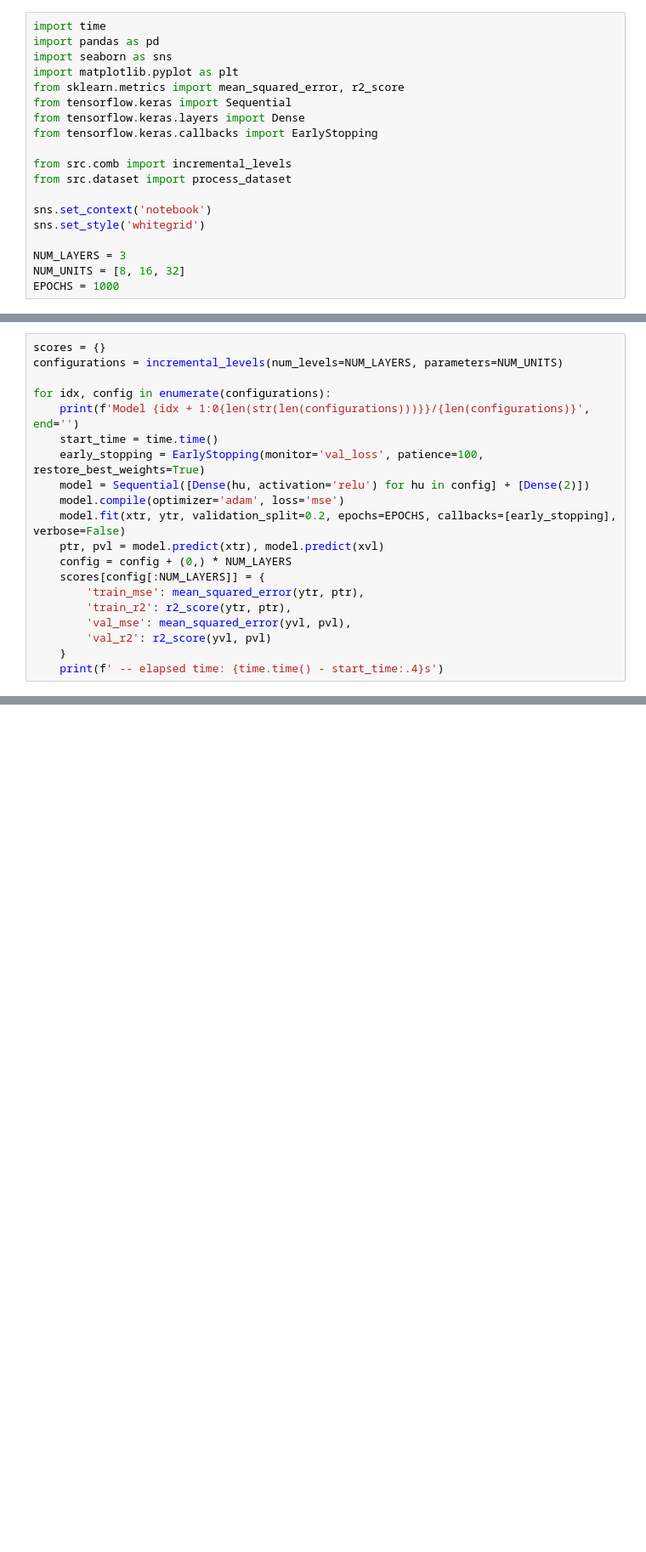
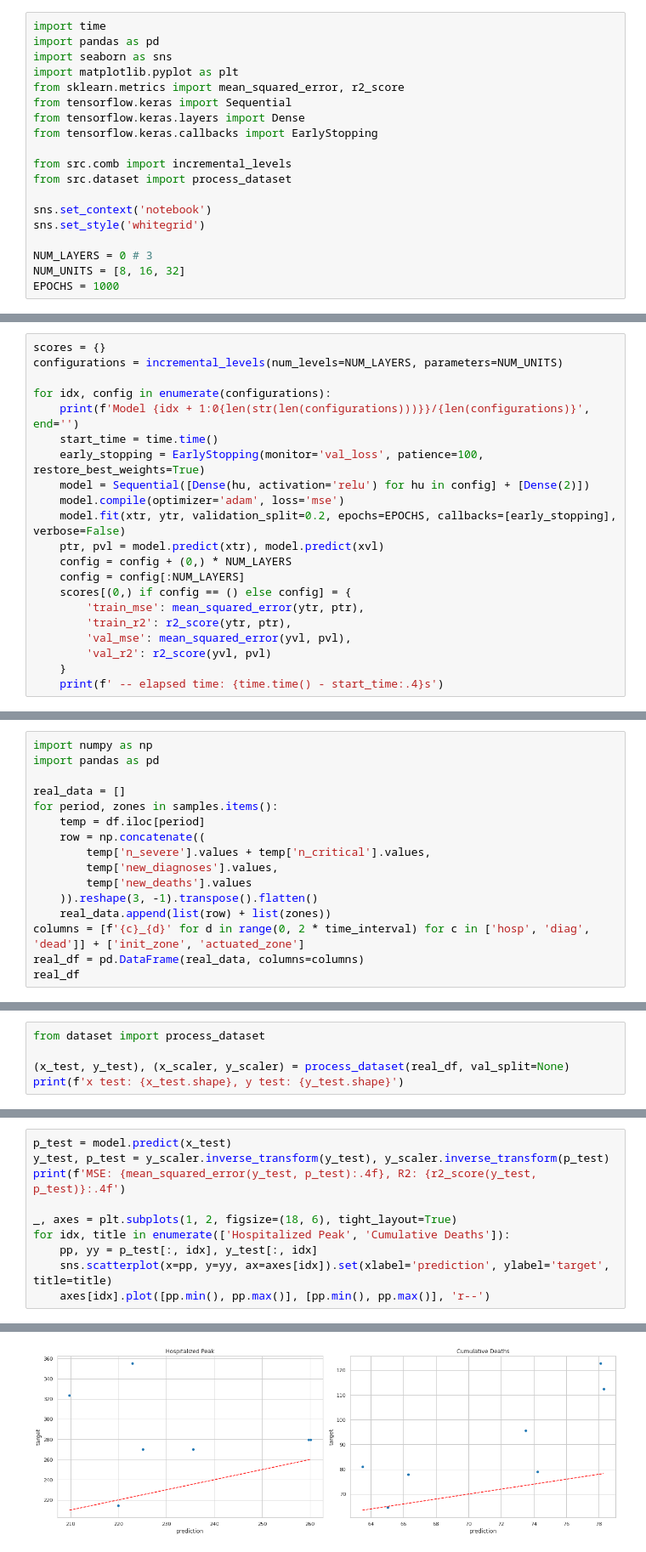
Before and after one commit to LIA-UniBo/EpidemicModelLearning, a Jupyter notebook: notebooks/4. Surrogate Model.ipynb, the cells around one changed output, grey strips where cells are left out. Shown at 85% size. Saved outputs shown, nothing was run; the diff lists cells and outputs as text; blank space fills up the shorter version.

Commit message:
recreate dataset

```diff
--- a/notebooks/4. Surrogate Model.ipynb
+++ b/notebooks/4. Surrogate Model.ipynb
@@ -14,7 +14,7 @@ from src.dataset import process_dataset
 sns.set_context('notebook')
 sns.set_style('whitegrid')
 
-NUM_LAYERS = 3
+NUM_LAYERS = 0 # 3
 NUM_UNITS = [8, 16, 32]
 EPOCHS = 1000
 # %%
@@ -37,7 +54,8 @@ for idx, config in enumerate(configurations):
     model.fit(xtr, ytr, validation_split=0.2, epochs=EPOCHS, callbacks=[early_stopping], verbose=False)
     ptr, pvl = model.predict(xtr), model.predict(xvl)
     config = config + (0,) * NUM_LAYERS
-    scores[config[:NUM_LAYERS]] = {
+    config = config[:NUM_LAYERS]
+    scores[(0,) if config == () else config] = {
         'train_mse': mean_squared_error(ytr, ptr),
         'train_r2': r2_score(ytr, ptr),
         'val_mse': mean_squared_error(yvl, pvl),
@@ -71,0 +178,16 @@ for idx, title in enumerate(['Hospitalized Peak', 'Cumulative Deaths']):
+# %%
+import numpy as np
+import pandas as pd
+
+real_data = []
+for period, zones in samples.items():
+    temp = df.iloc[period]
+    row = np.concatenate((
+        temp['n_severe'].values + temp['n_critical'].values,
+        temp['new_diagnoses'].values,
+        temp['new_deaths'].values
+    )).reshape(3, -1).transpose().flatten()
+    real_data.append(list(row) + list(zones))
+columns = [f'{c}_{d}' for d in range(0, 2 * time_interval) for c in ['hosp', 'diag', 'dead']] + ['init_zone', 'actuated_zone']
+real_df = pd.DataFrame(real_data, columns=columns)
+real_df
@@ -71,0 +204,5 @@ for idx, title in enumerate(['Hospitalized Peak', 'Cumulative Deaths']):
+# %%
+from dataset import process_dataset
+
+(x_test, y_test), (x_scaler, y_scaler) = process_dataset(real_df, val_split=None)
+print(f'x test: {x_test.shape}, y test: {y_test.shape}')
@@ -71,0 +211,11 @@ for idx, title in enumerate(['Hospitalized Peak', 'Cumulative Deaths']):
+# %%
+p_test = model.predict(x_test)
+y_test, p_test = y_scaler.inverse_transform(y_test), y_scaler.inverse_transform(p_test)
+print(f'MSE: {mean_squared_error(y_test, p_test):.4f}, R2: {r2_score(y_test, p_test)}:.4f')
+
+_, axes = plt.subplots(1, 2, figsize=(18, 6), tight_layout=True)
+for idx, title in enumerate(['Hospitalized Peak', 'Cumulative Deaths']):
+    pp, yy = p_test[:, idx], y_test[:, idx]
+    sns.scatterplot(x=pp, y=yy, ax=axes[idx]).set(xlabel='prediction', ylabel='target', title=title)
+    axes[idx].plot([pp.min(), pp.max()], [pp.min(), pp.max()], 'r--')
+# %% [output]
@@ -71,0 +223 @@ for idx, title in enumerate(['Hospitalized Peak', 'Cumulative Deaths']):
+[figure, added]
```
Also changed, not shown: parts of 13 cells of this notebook, 10 other files.
